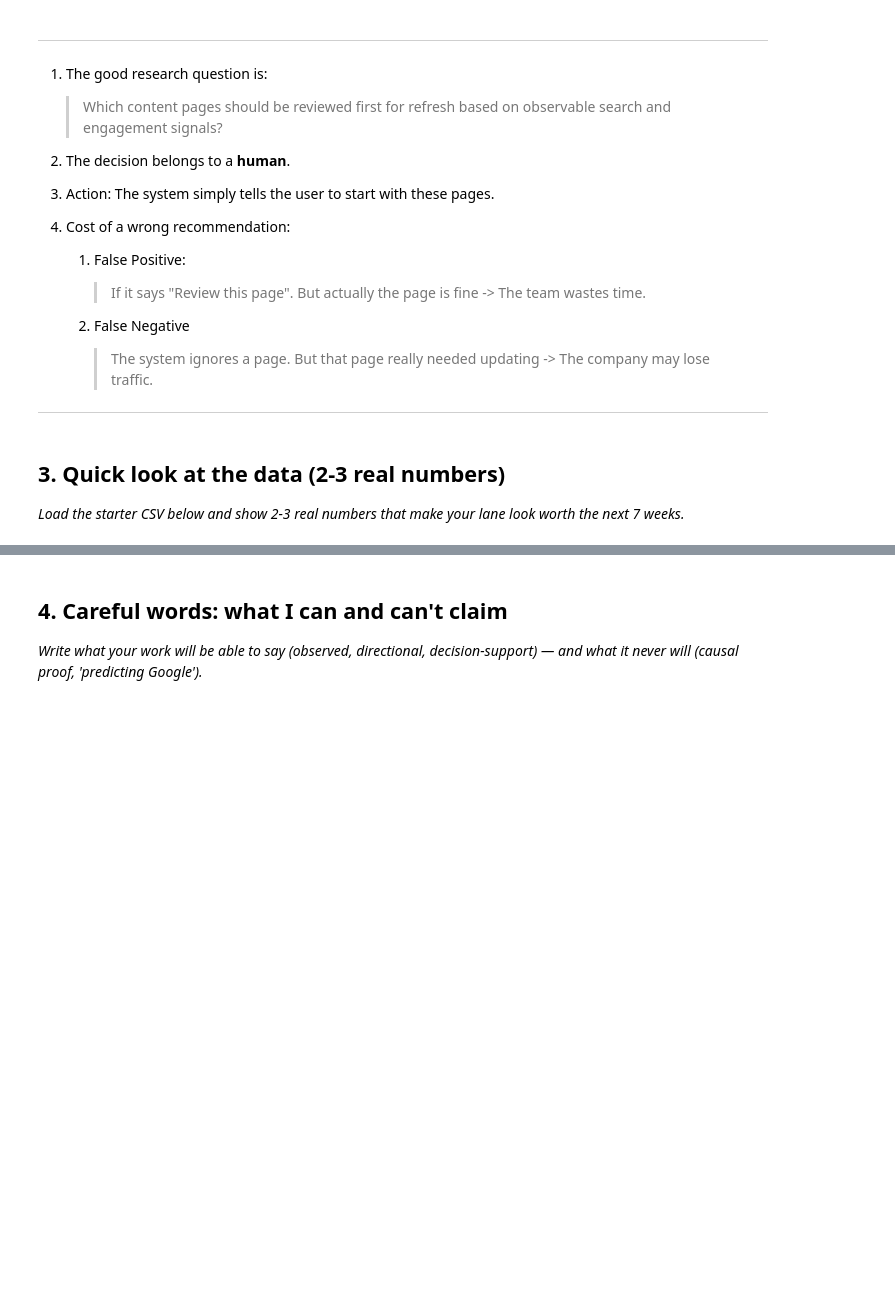
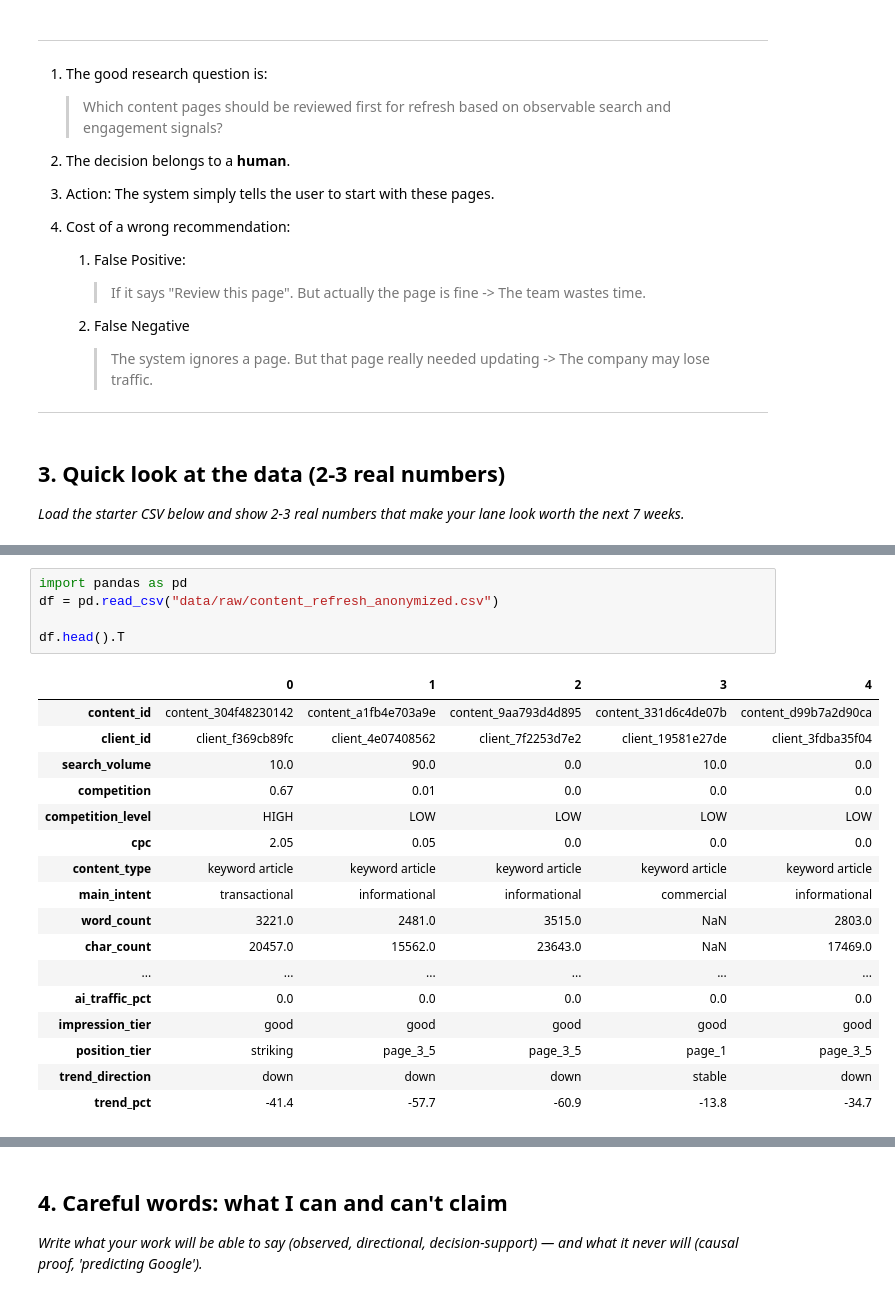
Before and after one commit to abuhussein1504/flyrank-ml-internship-starter, a Jupyter notebook: work/notebooks/w01_research_question.ipynb, the cells around one changed output, grey strips where cells are left out. Saved outputs shown, nothing was run; the diff lists cells and outputs as text; blank space fills up the shorter version.

```diff
--- a/work/notebooks/w01_research_question.ipynb
+++ b/work/notebooks/w01_research_question.ipynb
@@ -50,0 +66,23 @@ I chose **Lane 2 -> Refresh / Content Opportunity Scoring**.
+# %%
+import pandas as pd
+df = pd.read_csv("data/raw/content_refresh_anonymized.csv")
+
+df.head().T
+# %% [output]
+|  | 0 | 1 | 2 | 3 | 4 |
+| content_id | content_304f48230142 | content_a1fb4e703a9e | content_9aa793d4d895 | content_331d6c4de07b | content_d99b7a2d90ca |
+| client_id | client_f369cb89fc | client_4e07408562 | client_7f2253d7e2 | client_19581e27de | client_3fdba35f04 |
+| search_volume | 10.0 | 90.0 | 0.0 | 10.0 | 0.0 |
+| competition | 0.67 | 0.01 | 0.0 | 0.0 | 0.0 |
+| competition_level | HIGH | LOW | LOW | LOW | LOW |
+| cpc | 2.05 | 0.05 | 0.0 | 0.0 | 0.0 |
+| content_type | keyword article | keyword article | keyword article | keyword article | keyword article |
+| main_intent | transactional | informational | informational | commercial | informational |
+| word_count | 3221.0 | 2481.0 | 3515.0 | NaN | 2803.0 |
+| char_count | 20457.0 | 15562.0 | 23643.0 | NaN | 17469.0 |
+| ... | ... | ... | ... | ... | ... |
+| ai_traffic_pct | 0.0 | 0.0 | 0.0 | 0.0 | 0.0 |
+| impression_tier | good | good | good | good | good |
+| position_tier | striking | page_3_5 | page_3_5 | page_1 | page_3_5 |
+| trend_direction | down | down | down | stable | down |
+| trend_pct | -41.4 | -57.7 | -60.9 | -13.8 | -34.7 |
```
Also changed, not shown: parts of 7 cells of this notebook.
